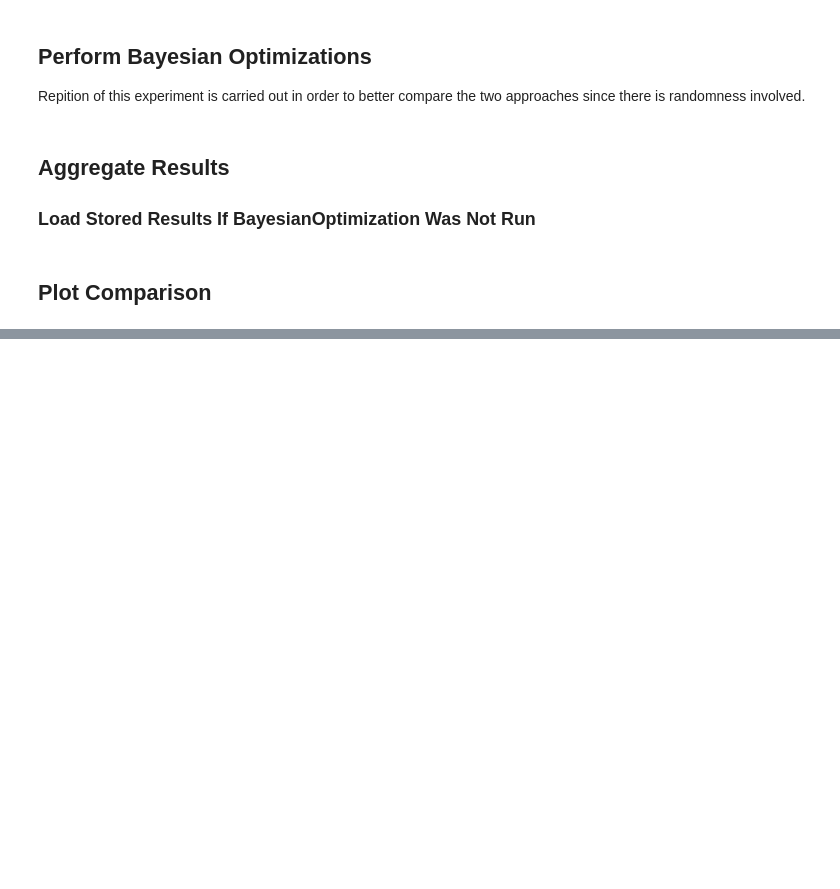
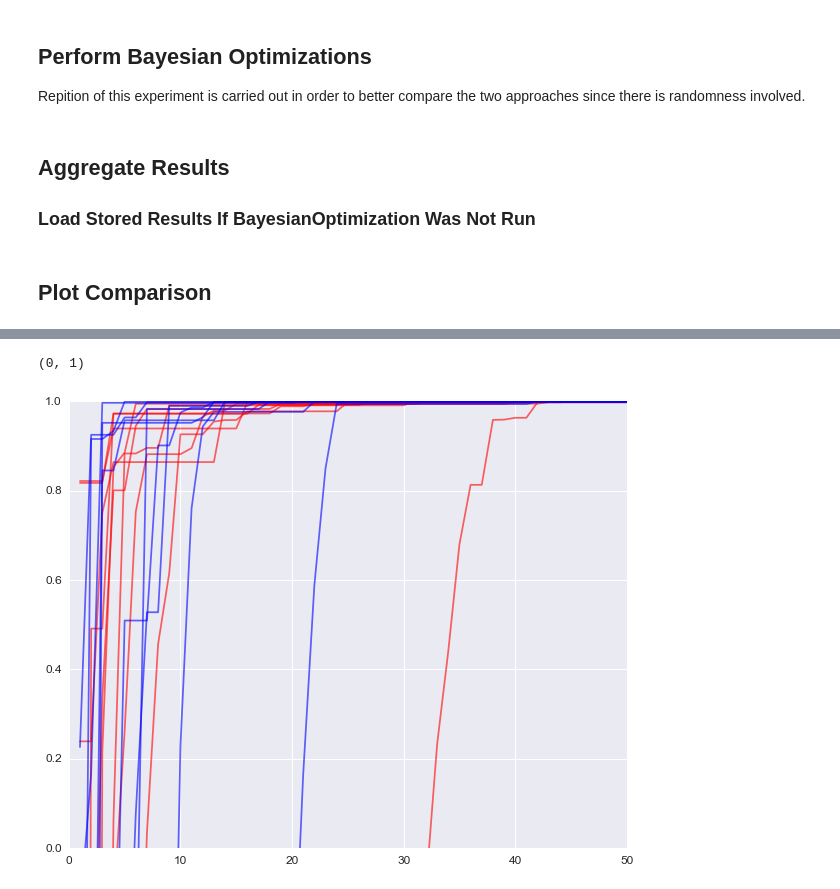
Before and after one commit to avonmoll/BayesianOptimization, a Jupyter notebook: examples/comparison.ipynb, the cells around one changed output, grey strips where cells are left out. Cells and saved outputs as stored; diff of their text form; code cells hidden in the pictures; blank space fills up the shorter version.

```diff
--- a/examples/comparison.ipynb
+++ b/examples/comparison.ipynb
@@ -143,0 +159,39 @@ Integrating over the Gaussian Process hyperparameters certainly adds overhead. O
+# %%
+def best_so_far_nonagg(bo_list):
+    """
+    Generate arrays containing the mean and standard deviation of the best target value found as a function of iteration.
+    Useful for plotting performance results.
+
+    Parameters
+    ----------
+    bo_list : list of BayesianOptimization.res dicts
+
+    Returns
+    -------
+    mean : ndarray, shape (n_iter,)
+        mean (across each Bayesian Optimiztion) of the best target value found as a function of iteration
+    std : ndarray, shape (n_iter,)
+        standard deviation (across each Bayesian Optimiztion) of the best target value found as a function of iteration
+    """
+    results = np.zeros((len(bo_list), len(bo_list[0]['all']['values'])))
+    for rep in xrange(len(bo_list)):
+        bestSoFar = -np.inf
+        for it in xrange(n_iter):
+            val = bo_list[rep]['all']['values'][it]
+            if val > bestSoFar:
+                results[rep, it] = val
+                bestSoFar = val
+            else:
+                results[rep, it] = bestSoFar
+
+    return results
+# %%
+int_results = best_so_far_nonagg(bo_int_list)
+ML_results = best_so_far_nonagg(bo_ML_list)
+fig, ax = plt.subplots(**{'figsize':(10,8)})
+ax.plot(range(1, n_iter+1), ML_results.T, color='r', alpha = 0.6)
+ax.plot(range(1, n_iter+1), int_results.T, color='b', alpha = 0.6)
+ax.set_ylim([0, 1])
+# %% [output]
+(0, 1)
+[figure, added]
```
Also changed, not shown: parts of 8 cells of this notebook, 3 other files.
